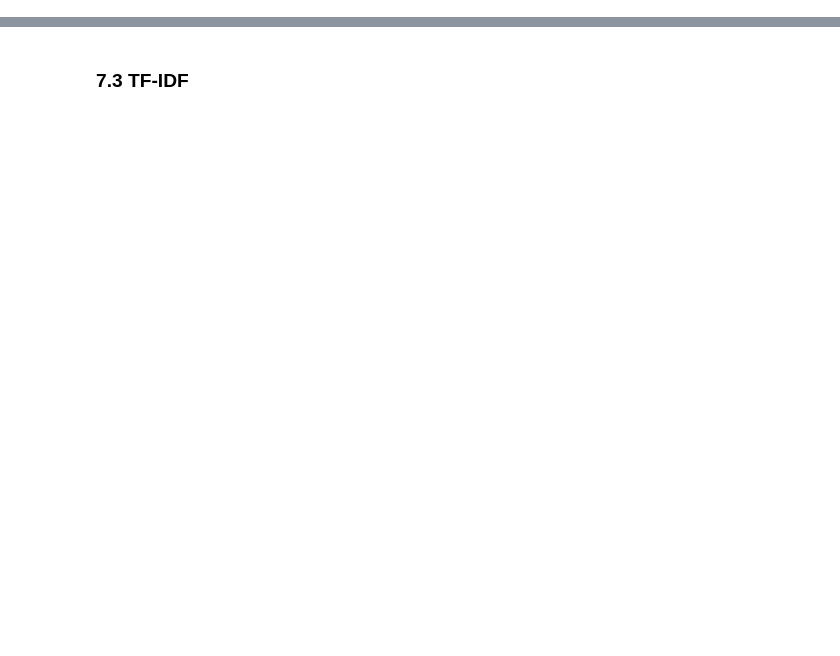
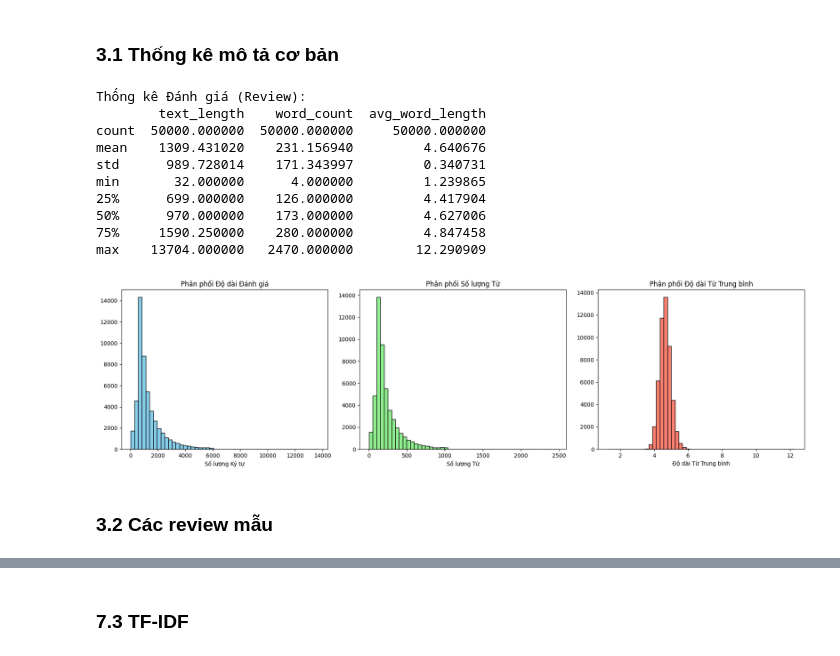
Before and after one commit to callmezuy/hcmus-data-mining--preprocessing, a Jupyter notebook: notebooks/03_text_preprocessing.ipynb, the cells around one changed output, grey strips where cells are left out. Saved outputs shown, nothing was run; the diff lists cells and outputs as text; code cells hidden in the pictures; blank space fills up the shorter version.

Commit message:
feat: ✨ add text preprocessing notebook

```diff
--- a/notebooks/03_text_preprocessing.ipynb
+++ b/notebooks/03_text_preprocessing.ipynb
@@ -439,0 +67,7 @@ for word in test_words:
+# %%
+df = pd.read_csv('../data/text/IMDB Dataset.csv')
+
+print(f"Kích thước: {df.shape}")
+print(f"\nCác cột: {df.columns.tolist()}")
+print(f"\n5 dòng dữ liệu đầu tiên:")
+display(df.head())
@@ -439,0 +86,46 @@ for word in test_words:
+# %% [markdown]
+### 3.1 Thống kê mô tả cơ bản
+# %%
+text_column = 'review'
+
+# Tính toán các thống kê
+df['text_length'] = df[text_column].str.len()
+df['word_count'] = df[text_column].str.split().str.len()
+df['avg_word_length'] = df[text_column].apply(
+    lambda x: np.mean([len(word) for word in str(x).split()])
+)
+
+print("Thống kê Đánh giá (Review):")
+print(df[['text_length', 'word_count', 'avg_word_length']].describe())
+
+# Trực quan hóa các phân phối
+fig, axes = plt.subplots(1, 3, figsize=(18, 5))
+
+axes[0].hist(df['text_length'], bins=50, edgecolor='black', color='skyblue')
+axes[0].set_title('Phân phối Độ dài Đánh giá')
+axes[0].set_xlabel('Số lượng Ký tự')
+
+axes[1].hist(df['word_count'], bins=50, edgecolor='black', color='lightgreen')
+axes[1].set_title('Phân phối Số lượng Từ')
+axes[1].set_xlabel('Số lượng Từ')
+
+axes[2].hist(df['avg_word_length'], bins=50, edgecolor='black', color='salmon')
+axes[2].set_title('Phân phối Độ dài Từ Trung bình')
+axes[2].set_xlabel('Độ dài Từ Trung bình')
+
+plt.tight_layout()
+plt.show()
+# %% [output]
+Thống kê Đánh giá (Review):
+        text_length    word_count  avg_word_length
+count  50000.000000  50000.000000     50000.000000
+mean    1309.431020    231.156940         4.640676
+std      989.728014    171.343997         0.340731
+min       32.000000      4.000000         1.239865
+25%      699.000000    126.000000         4.417904
+50%      970.000000    173.000000         4.627006
+75%     1590.250000    280.000000         4.847458
+max    13704.000000   2470.000000        12.290909
+[figure, added]
+# %% [markdown]
+### 3.2 Các review mẫu
```
Also changed, not shown: parts of 71 cells of this notebook.
